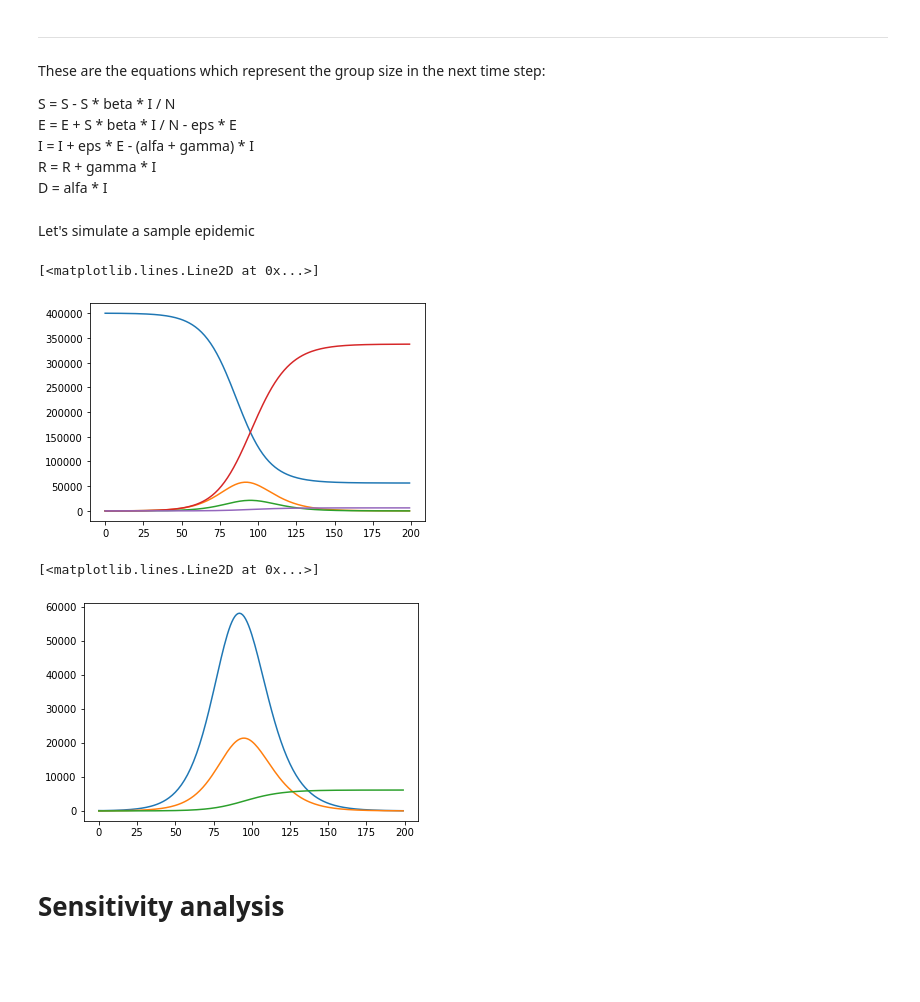
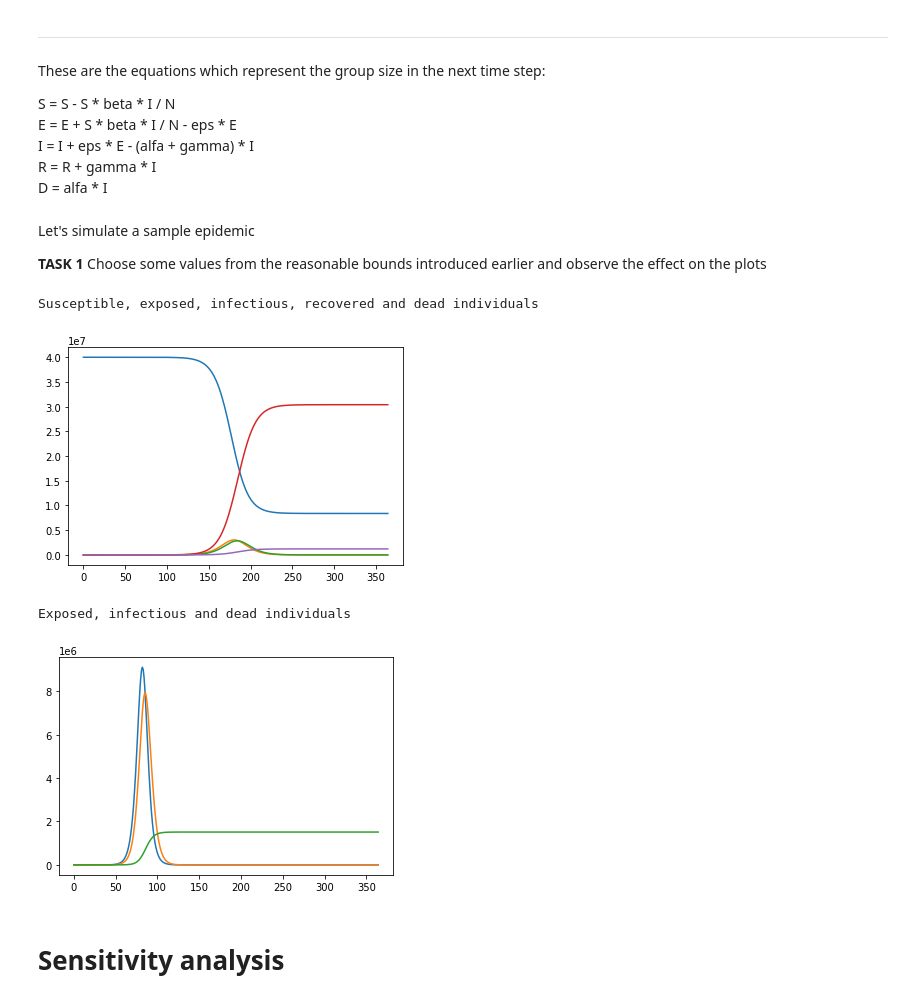
Before and after one commit to antek1111/SEIR_4dvar, a Jupyter notebook: 4dvar_seir.ipynb, the cells around one changed output. Drawn from its saved outputs; the diff is of its cells as text; code cells hidden in the pictures; blank space fills up the shorter version.

Commit message:
Two tasks: SEIR model simulation and SEIR sensitivity

```diff
--- a/4dvar_seir.ipynb
+++ b/4dvar_seir.ipynb
@@ -93,35 +111,40 @@ def seir_step(state):
 
     results = [S, E, I, R, D, alfa, beta, eps, gamma]
     return np.array(results).reshape(-1, 1)
-# %% [markdown]
-Let's simulate a sample epidemic
+# %% [markdown]
+Let's simulate a sample epidemic
+
+**TASK 1** Choose some values from the reasonable bounds introduced earlier and observe the effect on the plots
 # %%
-params = [0.006, 0.75, 0.125, 0.33]
-seird = [400000, 100, 0, 0, 0]
+# TODO: insert values for alfa, beta, eps, gamma
+params = [ ??? ]
+seird = [40000000, 1, 0, 0, 0]
 state = np.array(seird + params).reshape(-1, 1)
 
-days = 200
+days = 365
 
 states = np.empty((days,5))
 for i in range(days):
     states[i]  = state[:5][:,0]
     state = seir_step(state)
 
 plt.plot( range(days),states[:,0])
 plt.plot( range(days),states[:,1])
 plt.plot( range(days),states[:,2])
 plt.plot( range(days),states[:,3])
 plt.plot( range(days),states[:,4])
+print('Susceptible, exposed, infectious, recovered and dead individuals')
 # %% [output]
-[<matplotlib.lines.Line2D at 0x...>]
+Susceptible, exposed, infectious, recovered and dead individuals
-[figure, old version]
+[figure, new version]
 # %%
 plt.plot( range(days),states[:,1])
 plt.plot( range(days),states[:,2])
 plt.plot( range(days),states[:,4])
+print('Exposed, infectious and dead individuals')
 # %% [output]
-[<matplotlib.lines.Line2D at 0x...>]
+Exposed, infectious and dead individuals
-[figure, old version]
+[figure, new version]
 # %% [markdown]
 # Sensitivity analysis
 # %% [markdown]
```
Also changed, not shown: parts of 12 cells of this notebook.
